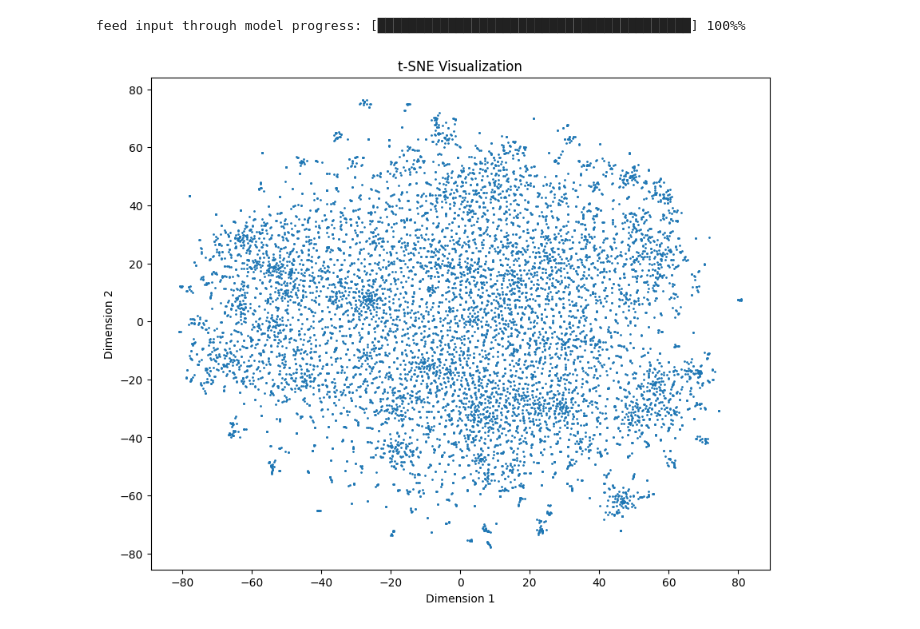
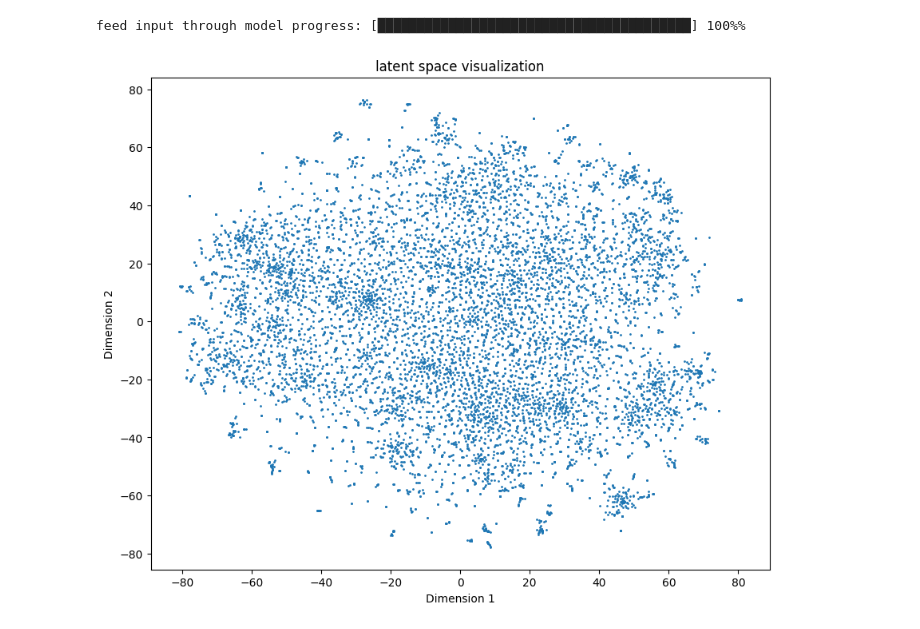
Before and after one commit to BirnB4um/MC_Skin_Generator, a Jupyter notebook: test.ipynb, the cells around one changed output. Drawn from its saved outputs; the diff is of its cells as text; code cells hidden in the pictures.

```diff
--- a/test.ipynb
+++ b/test.ipynb
@@ -79,7 +83,7 @@ img = Image.open(path)
 data = image_to_np_array(img)
 
 input = torch.tensor(data, dtype=torch.float32)
-input = input.to("cuda")
+input = input.to(device)
 
 model.eval()
 with torch.inference_mode():
@@ -113,7 +117,7 @@ plt.show()
 factor = 1
 for n in range(30):
     input = torch.rand(128) * 2 * factor - factor
-    input = input.to("cuda")
+    input = input.to(device)
 
     model.eval()
     with torch.inference_mode():
@@ -128,10 +132,10 @@ image
 # %%
 #feed skin through network
 
-myskin = Image.open("data/skin2.png")
+myskin = Image.open("data/skin1.png")
 myskin_data = image_to_np_array(myskin)
 
-input = torch.tensor(myskin_data, dtype=torch.float32, device="cuda")
+input = torch.tensor(myskin_data, dtype=torch.float32, device=device)
 model.eval()
 with torch.inference_mode():
     output = model(input)
@@ -175,38 +179,42 @@ with torch.inference_mode():
     i = 0
     for input in input_data:
         i+=1
-        output = model.encode(torch.tensor(input, dtype=torch.float32, device="cuda"))
+        output = model.encode(torch.tensor(input, dtype=torch.float32, device=device))
         output = output.cpu().numpy()
         latent_space_data.append(output)
         progress_bar(round(100*i/len(input_data),1), length=40, text="feed input through model progress: ")
 progress_bar(100, length=40, text="feed input through model progress: ")
 print()
+
+with open("data/latent_space_data.pkl", "wb") as file:
+    pickle.dump(latent_space_data, file)
 # %% [output]
 feed input through model progress: [████████████████████████████████████████] 100%%
 # %%
 # downscale dimension of latent spaces
 
 # tsne = TSNE(n_components=2)
 # tsne_data = tsne.fit_transform(np.array(latent_space_data))
 with open("data/tsne_data.pkl", "rb") as file:
     tsne_data = pickle.load(file)
 
+with open("data/latent_space_data.pkl", "rb") as file:
+    latent_space_data = pickle.load(file)
+
 pca = PCA(n_components=2)
 reduced_vector = pca.fit_transform(np.array(latent_space_data))
 
 plt.figure(figsize=(10, 8))
 plt.scatter(tsne_data[:, 0], tsne_data[:, 1], s=1)
 # plt.scatter(reduced_vector[:, 0], reduced_vector[:, 1], s=0.1)
-plt.title("t-SNE Visualization")
+plt.title("latent space visualization")
 plt.xlabel("Dimension 1")
 plt.ylabel("Dimension 2")
 plt.show()
 
-# with open("data/latent_space_data.pkl", "wb") as file:
-#     pickle.dump(latent_space_data, file)
 # with open("data/tsne.pkl", "wb") as file:
 #     pickle.dump(tsne, file)
 # with open("data/tsne_data.pkl", "wb") as file:
 #     pickle.dump(tsne_data, file)
 # %% [output]
-[figure, old version]
+[figure, new version]
```
Also changed, not shown: parts of 5 cells of this notebook, 2 other files.
